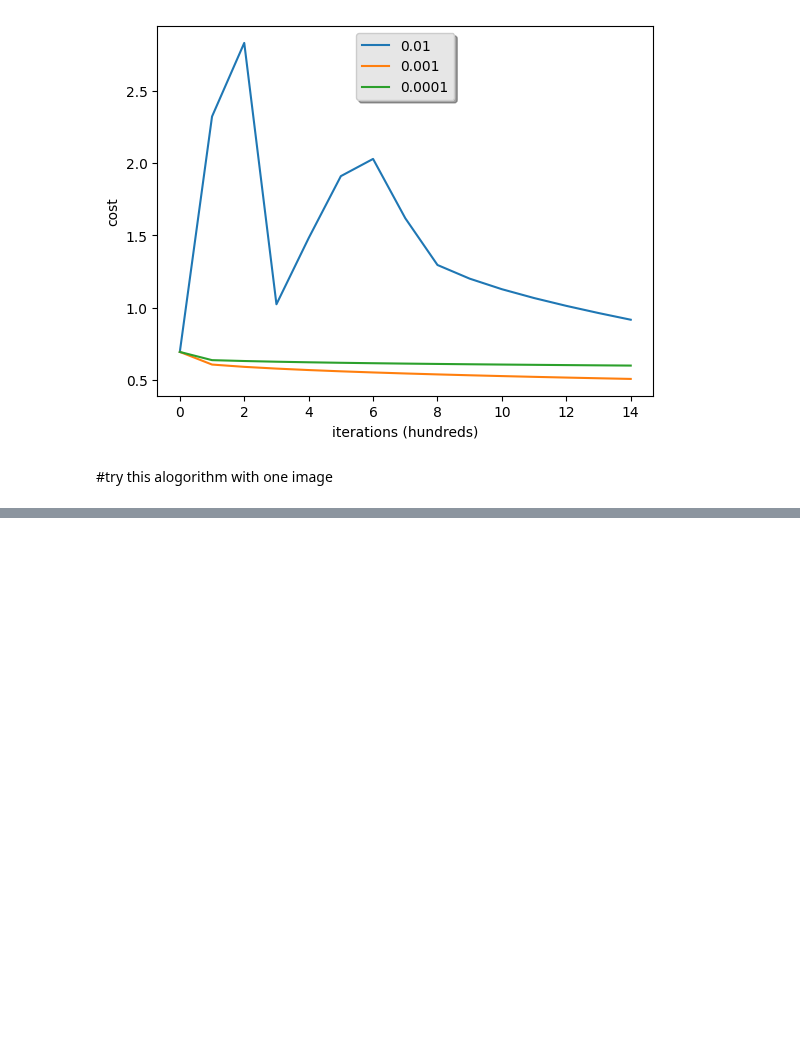
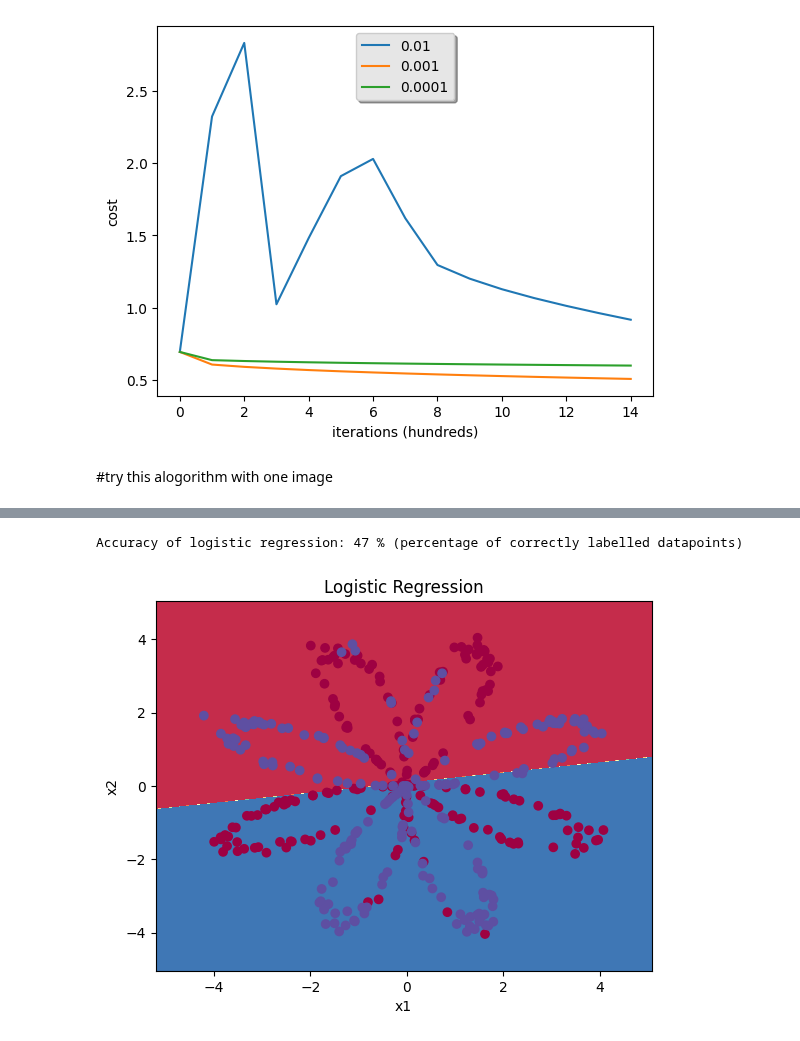
Before and after one commit to Aboelsaood23/Aboelsaood23, a Jupyter notebook: specilaization_2_Course_1.ipynb, the cells around one changed output, grey strips where cells are left out. Cells and saved outputs as stored; diff of their text form; code cells hidden in the pictures; blank space fills up the shorter version.

```diff
--- a/specilaization_2_Course_1.ipynb
+++ b/specilaization_2_Course_1.ipynb
@@ -503,0 +546,33 @@ test accuracy: 34.0 %
+# %%
+#logistic regression with sklearn built in functions
+clf =sklearn.linear_model.LogisticRegressionCV()
+clf.fit(x.T,y.T)
+
+#let's plot function to plot decision boudaries
+def plot_decision_boundary(model, X, y):
+    # Set min and max values and give it some padding
+    x_min, x_max = X[0, :].min() - 1, X[0, :].max() + 1
+    y_min, y_max = X[1, :].min() - 1, X[1, :].max() + 1
+    h = 0.01
+    # Generate a grid of points with distance h between them
+    xx, yy = np.meshgrid(np.arange(x_min, x_max, h), np.arange(y_min, y_max, h))
+    # Predict the function value for the whole grid
+    Z = model(np.c_[xx.ravel(), yy.ravel()])
+    Z = Z.reshape(xx.shape)
+    # Plot the contour and training examples
+    plt.contourf(xx, yy, Z, cmap=plt.cm.Spectral)
+    plt.ylabel('x2')
+    plt.xlabel('x1')
+    plt.scatter(X[0, :], X[1, :], c=y, cmap=plt.cm.Spectral)
+
+# Plot the decision boundary for logistic regression
+plot_decision_boundary(lambda x: clf.predict(x),x, y)
+plt.title("Logistic Regression")
+
+#compute accuracy using built in funtion
+LR_Predictions =clf.predict(x.T)
+print ('Accuracy of logistic regression: %d ' % float((np.dot(y,LR_Predictions) + np.dot(1-y,1-LR_Predictions))/float(y.size)*100) +
+       '% ' + "(percentage of correctly labelled datapoints)")
+# %% [output]
+Accuracy of logistic regression: 47 % (percentage of correctly labelled datapoints)
+[figure, added]
```
Also changed, not shown: parts of 4 cells of this notebook.
